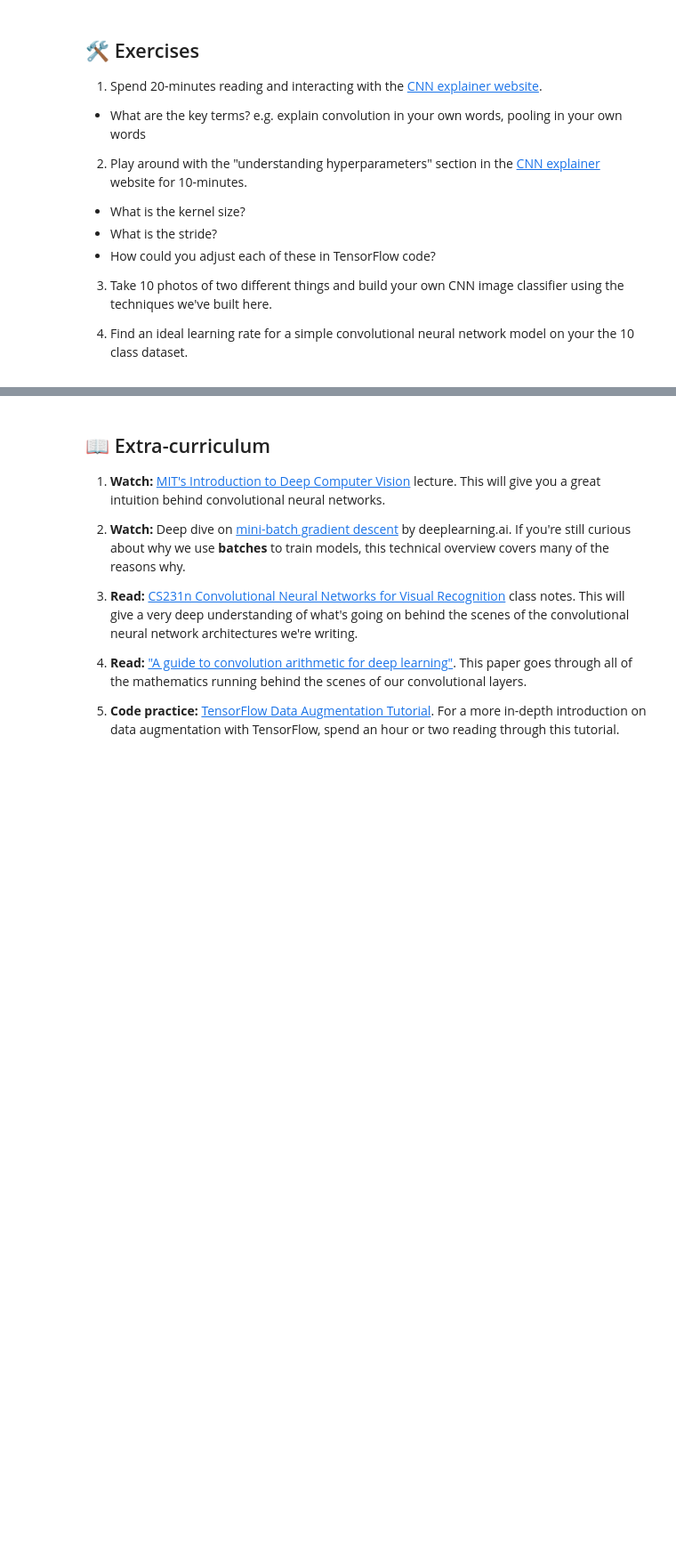
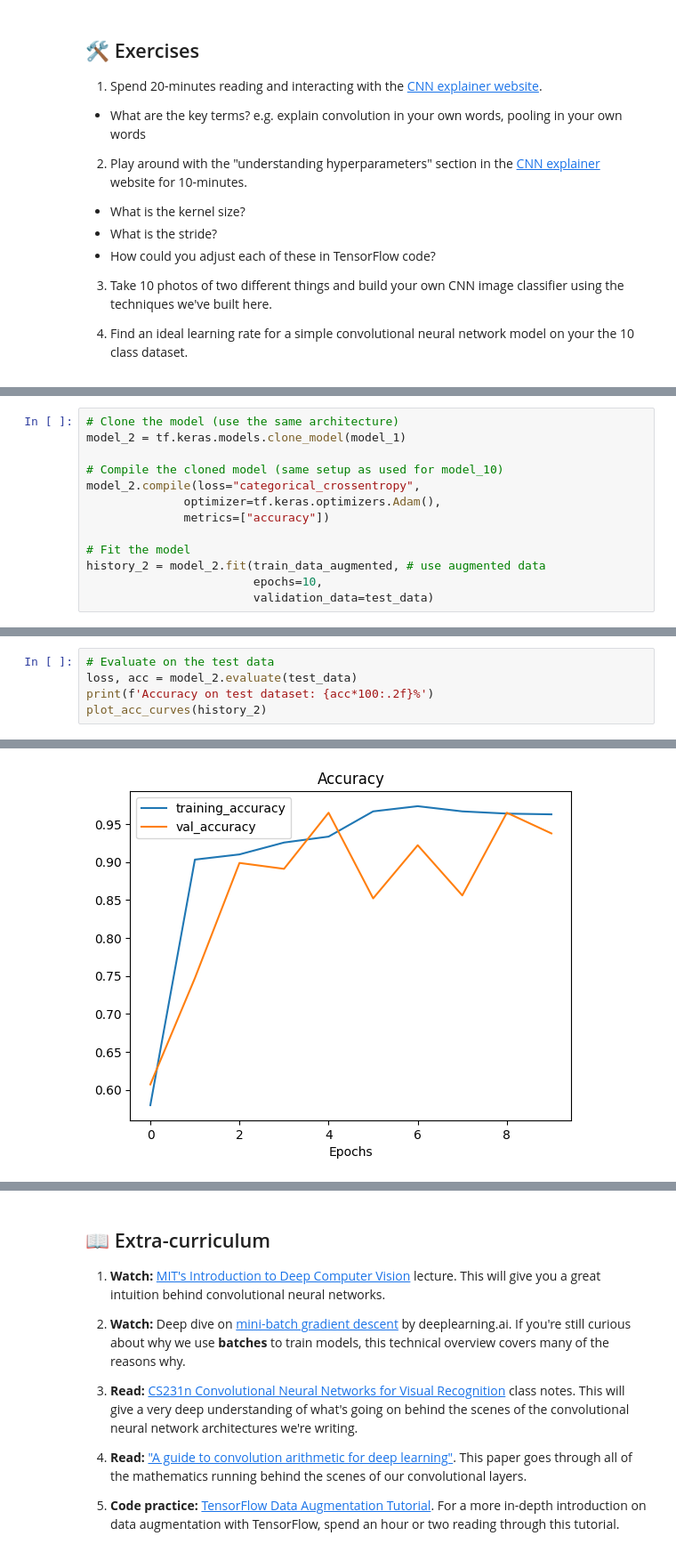
Before and after one commit to Fertmeneses/tensorflow-deep-learning, a Jupyter notebook: practice/03_exercises.ipynb, the cells around one changed output, grey strips where cells are left out. Shown at 89% size. Saved outputs shown, nothing was run; the diff lists cells and outputs as text; blank space fills up the shorter version.

```diff
--- a/practice/03_exercises.ipynb
+++ b/practice/03_exercises.ipynb
@@ -16,0 +305,13 @@
+# %%
+# Clone the model (use the same architecture)
+model_2 = tf.keras.models.clone_model(model_1)
+
+# Compile the cloned model (same setup as used for model_10)
+model_2.compile(loss="categorical_crossentropy",
+              optimizer=tf.keras.optimizers.Adam(),
+              metrics=["accuracy"])
+
+# Fit the model
+history_2 = model_2.fit(train_data_augmented, # use augmented data
+                        epochs=10,
+                        validation_data=test_data)
@@ -16,0 +339,6 @@
+# %%
+# Evaluate on the test data
+loss, acc = model_2.evaluate(test_data)
+print(f'Accuracy on test dataset: {acc*100:.2f}%')
+plot_acc_curves(history_2)
+# %% [output]
@@ -16,0 +347 @@
+[figure, added]
```
Also changed, not shown: parts of 29 cells of this notebook, 2 other files.
